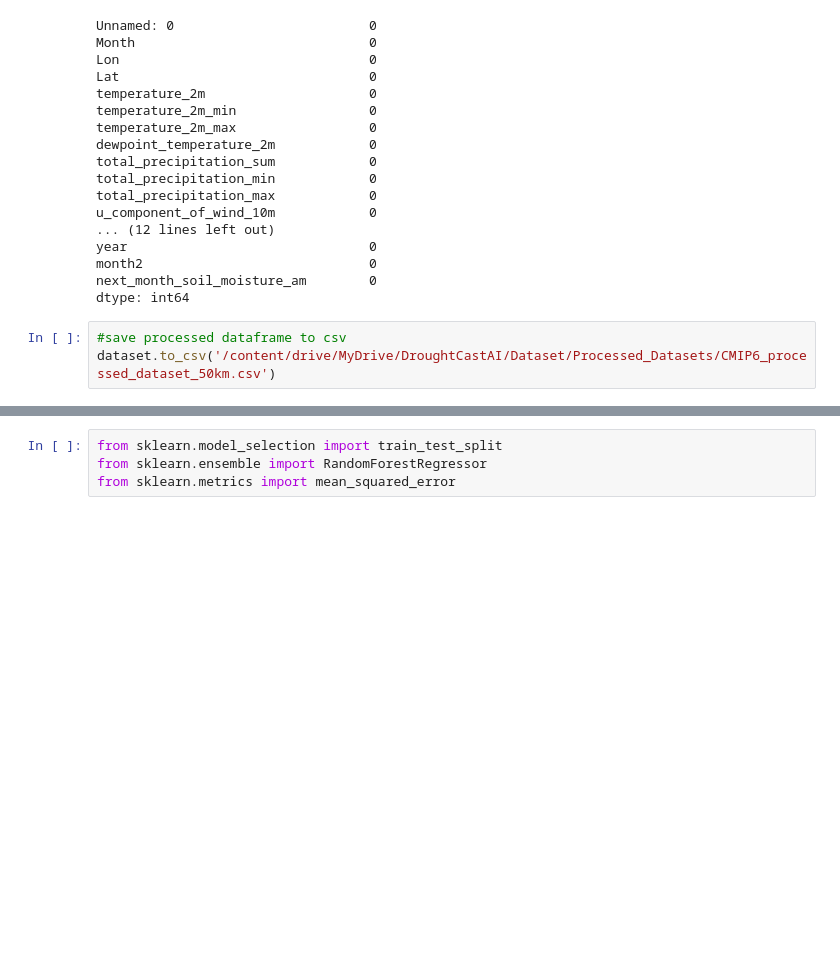
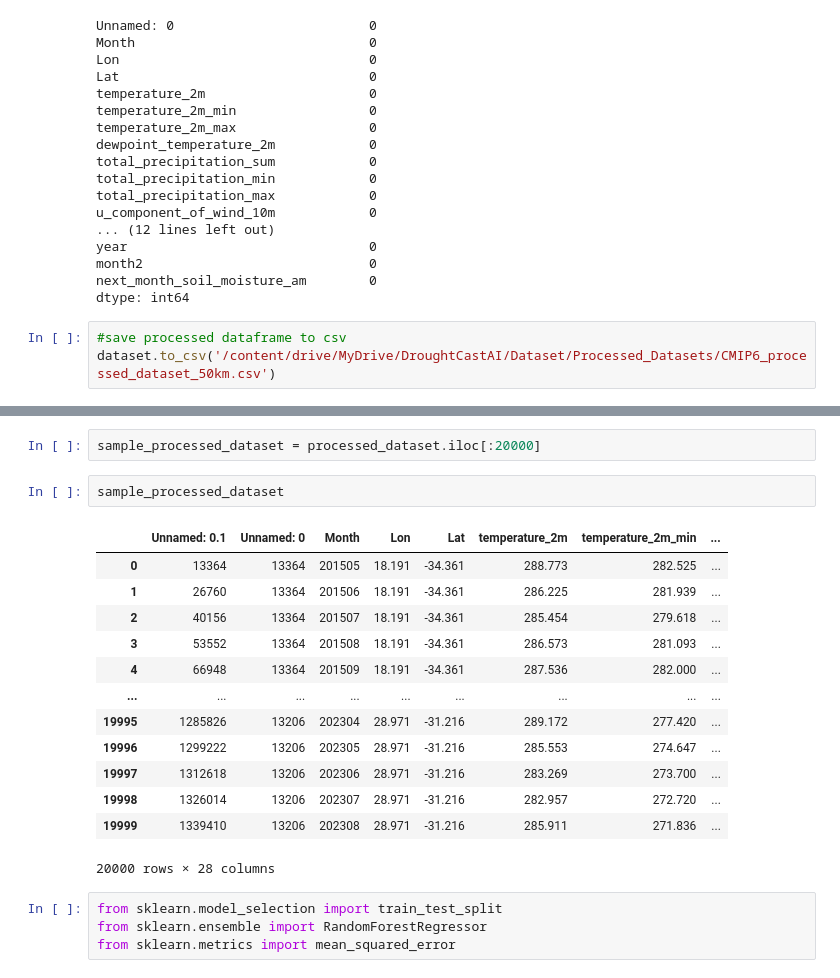
Before and after one commit to RoyZhaoGA/DroughtForecastAI, a Jupyter notebook: DroughtPrediction.ipynb, the cells around one changed output, grey strips where cells are left out. Drawn from its saved outputs; the diff is of its cells as text; blank space fills up the shorter version.

```diff
--- a/DroughtPrediction.ipynb
+++ b/DroughtPrediction.ipynb
@@ -321,3 +337,21 @@ processed_dataset = pd.read_csv("/content/drive/MyDrive/DroughtCastAI/Dataset/Pr
+# %%
+sample_processed_dataset = processed_dataset.iloc[:20000]
+# %%
+sample_processed_dataset
+# %% [output]
+|  | Unnamed: 0.1 | Unnamed: 0 | Month | Lon | Lat | temperature_2m | temperature_2m_min | ... |
+| 0 | 13364 | 13364 | 201505 | 18.191 | -34.361 | 288.773 | 282.525 | ... |
+| 1 | 26760 | 13364 | 201506 | 18.191 | -34.361 | 286.225 | 281.939 | ... |
+| 2 | 40156 | 13364 | 201507 | 18.191 | -34.361 | 285.454 | 279.618 | ... |
+| 3 | 53552 | 13364 | 201508 | 18.191 | -34.361 | 286.573 | 281.093 | ... |
+| 4 | 66948 | 13364 | 201509 | 18.191 | -34.361 | 287.536 | 282.000 | ... |
+| ... | ... | ... | ... | ... | ... | ... | ... | ... |
+| 19995 | 1285826 | 13206 | 202304 | 28.971 | -31.216 | 289.172 | 277.420 | ... |
+| 19996 | 1299222 | 13206 | 202305 | 28.971 | -31.216 | 285.553 | 274.647 | ... |
+| 19997 | 1312618 | 13206 | 202306 | 28.971 | -31.216 | 283.269 | 273.700 | ... |
+| 19998 | 1326014 | 13206 | 202307 | 28.971 | -31.216 | 282.957 | 272.720 | ... |
+| 19999 | 1339410 | 13206 | 202308 | 28.971 | -31.216 | 285.911 | 271.836 | ... |
+20000 rows × 28 columns
 # %%
 from sklearn.model_selection import train_test_split
 from sklearn.ensemble import RandomForestRegressor
```
Also changed, not shown: parts of 12 cells of this notebook.
